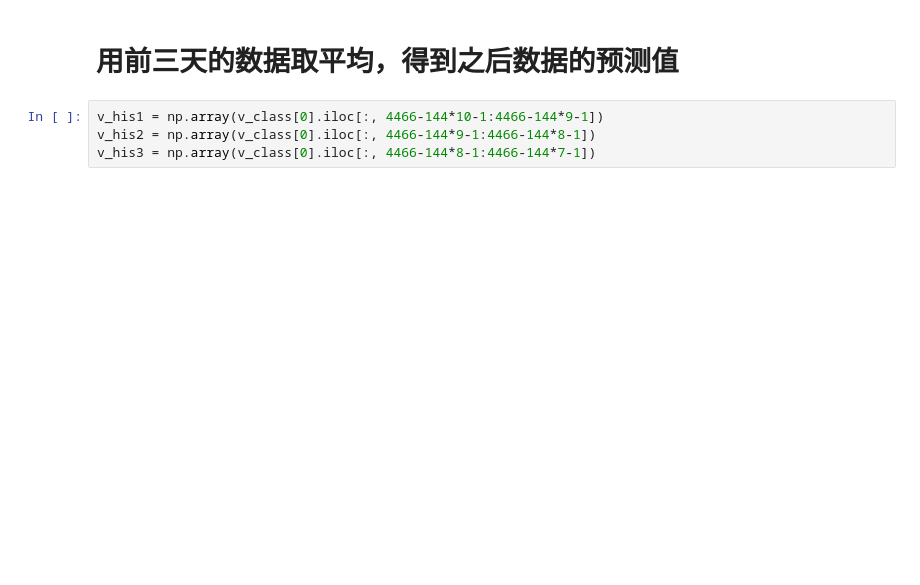
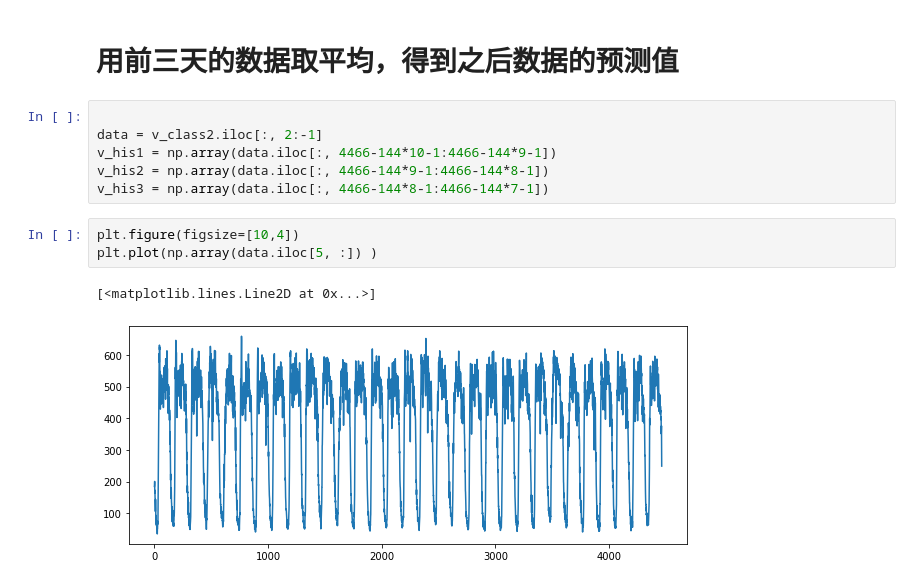
Before and after one commit to HaTT2018/NET_louvain_DAN, a Jupyter notebook: learning_DAN/base_HA.ipynb, the cells around one changed output. Cells and saved outputs as stored; diff of their text form; blank space fills up the shorter version.

```diff
--- a/learning_DAN/base_HA.ipynb
+++ b/learning_DAN/base_HA.ipynb
@@ -118,9 +103,17 @@ See the caveats in the documentation: https://pandas.pydata.org/pandas-docs/stab
 # %% [markdown]
 # 用前三天的数据取平均，得到之后数据的预测值
 # %%
-v_his1 = np.array(v_class[0].iloc[:, 4466-144*10-1:4466-144*9-1])
-v_his2 = np.array(v_class[0].iloc[:, 4466-144*9-1:4466-144*8-1])
-v_his3 = np.array(v_class[0].iloc[:, 4466-144*8-1:4466-144*7-1])
+
+data = v_class2.iloc[:, 2:-1]
+v_his1 = np.array(data.iloc[:, 4466-144*10-1:4466-144*9-1])
+v_his2 = np.array(data.iloc[:, 4466-144*9-1:4466-144*8-1])
+v_his3 = np.array(data.iloc[:, 4466-144*8-1:4466-144*7-1])
+# %%
+plt.figure(figsize=[10,4])
+plt.plot(np.array(data.iloc[5, :]) )
+# %% [output]
+[<matplotlib.lines.Line2D at 0x...>]
+[figure, added]
 # %%
 v_pre = (v_his1+v_his2+v_his3)/3
 print(v_pre.shape)
```
Also changed, not shown: parts of 13 cells of this notebook, 35 other files.
